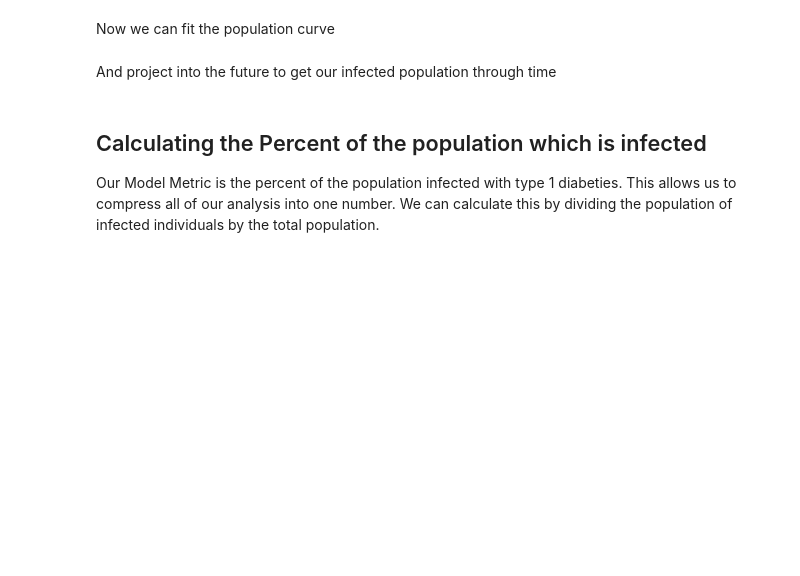
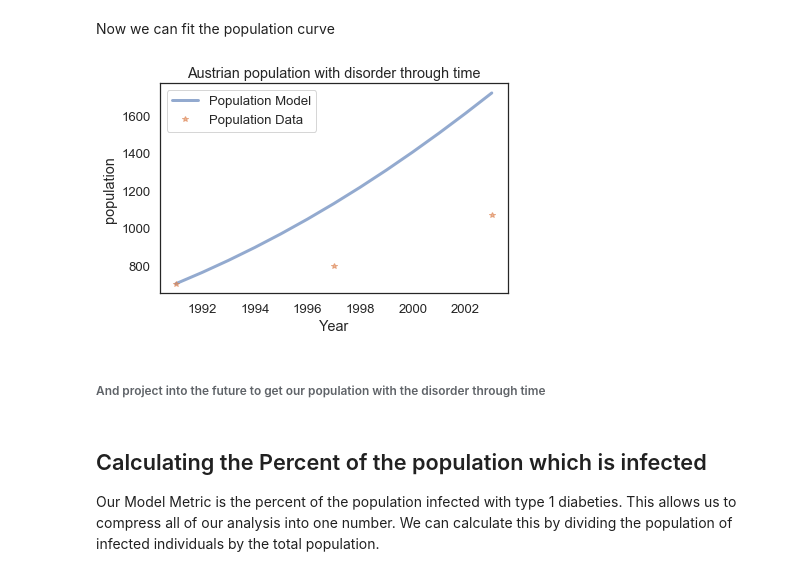
Before and after one commit to maiam6242/ModSimProject1, a Jupyter notebook: Project_1_Notebook.ipynb, the cells around one changed output. Drawn from its saved outputs; the diff is of its cells as text; code cells hidden in the pictures; blank space fills up the shorter version.

```diff
--- a/Project_1_Notebook.ipynb
+++ b/Project_1_Notebook.ipynb
@@ -150,5 +200,26 @@ Now we can fit the population curve
+# %%
+#defines a new system which holds relevant parameters for this model coifficents were found by hand
+austrian_population_diabeties_model_sys = System(t_0=1991,
+                t_end=2003,
+                p_0=sick_pop[1991],
+                max_rate = .1,
+                carrying_capacity = 5000)
+#runs a simulation to generate model data using the values imbedded in the system
+results = run_simulation(austrian_population_diabeties_model_sys, update_func_quad1)
+#plots the results
+plot(results, label = "Population Model")
+#plot the original population data
+plot(sick_pop, "*", label = "Population Data")
+#decorate the plot
+decorate(title = "Austrian population with disorder through time",
+         xlabel = "Year",
+         ylabel = "population")
+#adds a legend to the graph
+legend()
+# %% [output]
+[figure, added]
 # %% [markdown]
-And project into the future to get our infected population through time
+###### And project into the future to get our population with the disorder through time
 # %%
 #TODO
 # %% [markdown]
```
Also changed, not shown: parts of 9 cells of this notebook, 1 other file.
